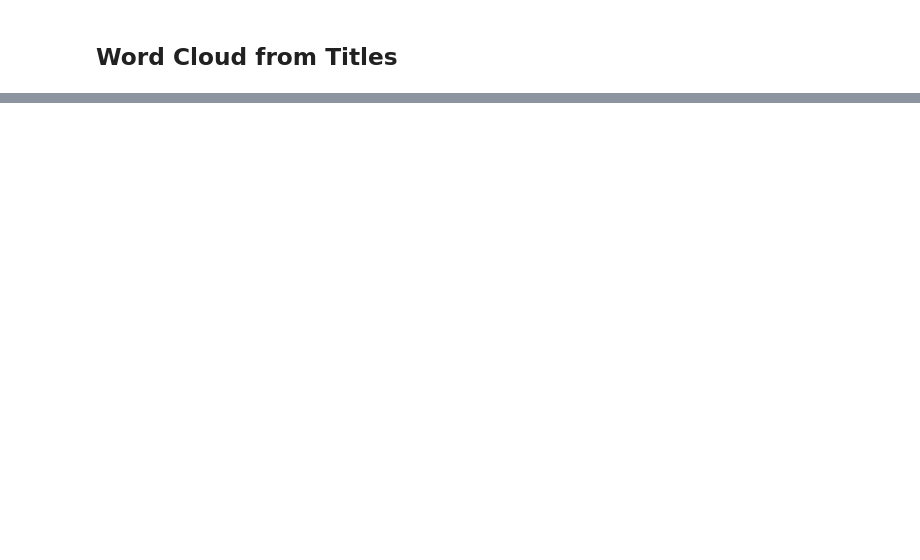
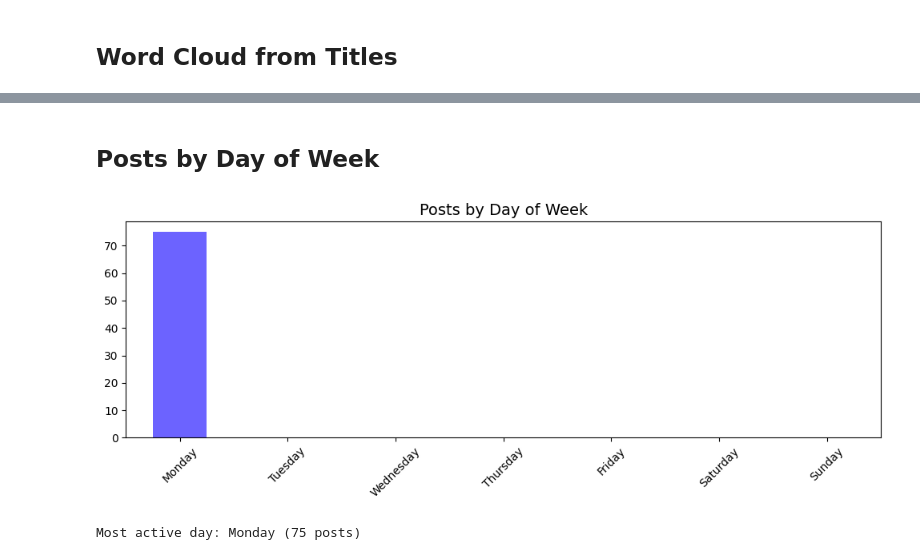
Before and after one commit to Noamka3/Sports_scraper, a Jupyter notebook: notebooks/eda_sports.ipynb, the cells around one changed output, grey strips where cells are left out. Saved outputs shown, nothing was run; the diff lists cells and outputs as text; code cells hidden in the pictures; blank space fills up the shorter version.

```diff
--- a/notebooks/eda_sports.ipynb
+++ b/notebooks/eda_sports.ipynb
@@ -106,15 +174,20 @@ if not df.empty and 'title' in df.columns:
+# %% [markdown]
+## Posts by Day of Week
 # %%
 if not df.empty and 'date' in df.columns:
-    df_time = df.dropna(subset=['date'])
-    if not df_time.empty:
-        df_time = df_time.set_index('date').resample('D').size()
-        fig, ax = plt.subplots(figsize=(12, 4))
-        df_time.plot(ax=ax, color='#6C63FF', linewidth=2)
-        ax.fill_between(df_time.index, df_time.values, alpha=0.2, color='#6C63FF')
-        ax.set_title('Posts Over Time', fontsize=14)
-        ax.set_xlabel('Date')
-        ax.set_ylabel('Posts')
-        plt.tight_layout()
-        plt.show()
-    else:
-        print('No date data available')
+    df_days = df.dropna(subset=['date']).copy()
+    df_days['day_of_week'] = df_days['date'].dt.day_name()
+    day_order = ['Monday', 'Tuesday', 'Wednesday', 'Thursday', 'Friday', 'Saturday', 'Sunday']
+    day_counts = df_days['day_of_week'].value_counts().reindex(day_order, fill_value=0)
+
+    fig, ax = plt.subplots(figsize=(10, 4))
+    day_counts.plot(kind='bar', ax=ax, color='#6C63FF', edgecolor='none')
+    ax.set_title('Posts by Day of Week', fontsize=14)
+    ax.set_xlabel('')
+    ax.tick_params(axis='x', rotation=45)
+    plt.tight_layout()
+    plt.show()
+    print("Most active day:", day_counts.idxmax(), f"({day_counts.max()} posts)")
+# %% [output]
+[figure, added]
+Most active day: Monday (75 posts)
```
Also changed, not shown: parts of 15 cells of this notebook.
